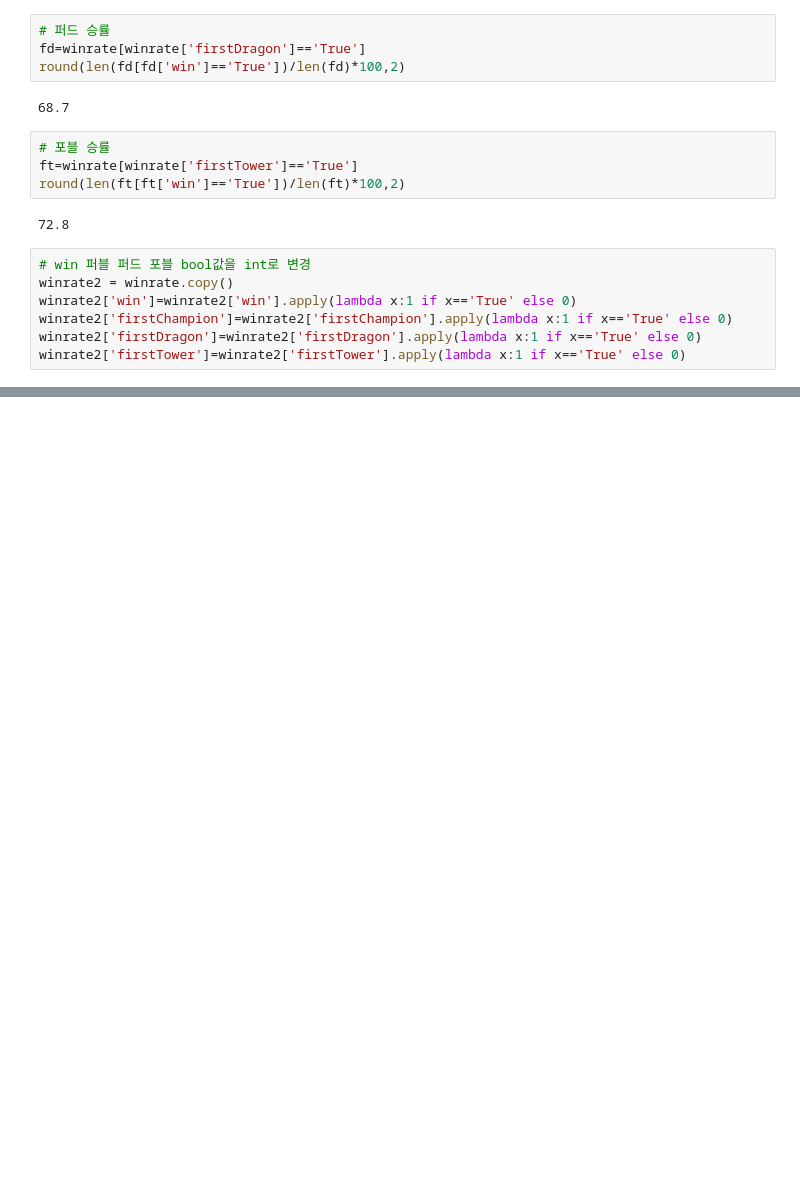
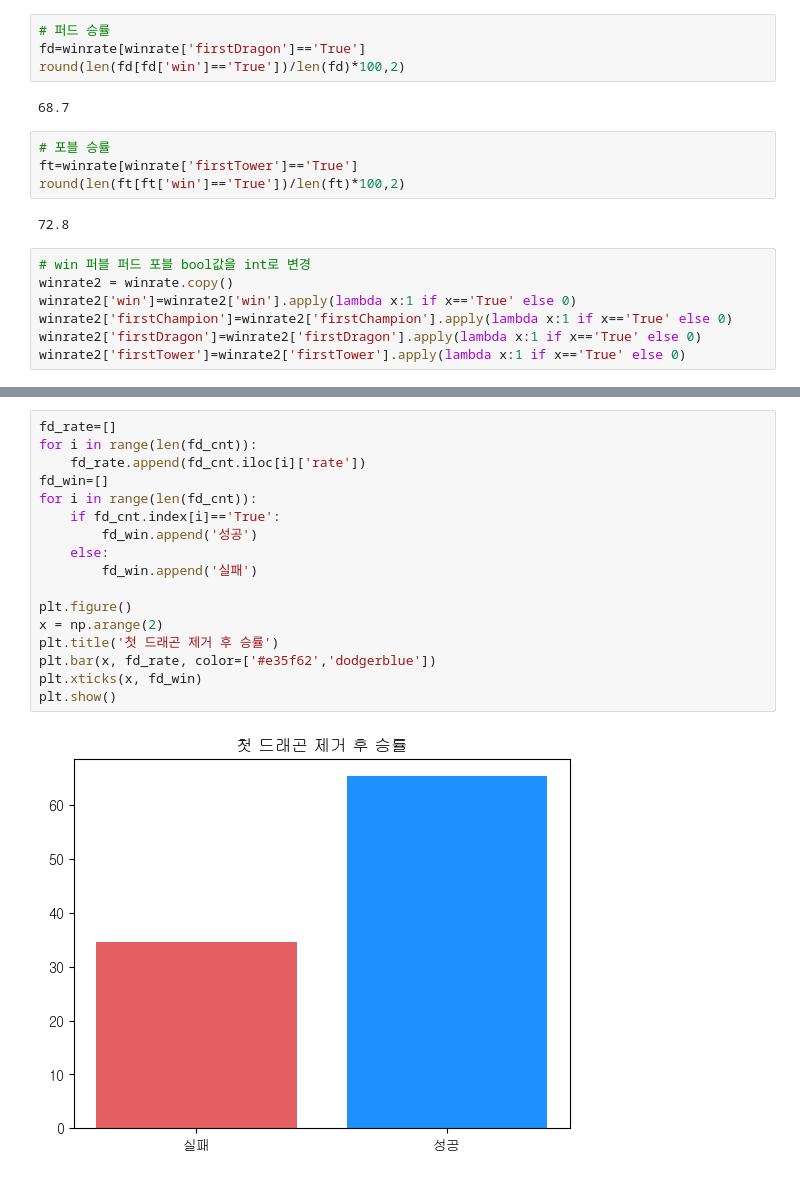
Before and after one commit to chr867/lol_mini, a Jupyter notebook: ogo.ipynb, the cells around one changed output, grey strips where cells are left out. Saved outputs shown, nothing was run; the diff lists cells and outputs as text; blank space fills up the shorter version.

```diff
--- a/ogo.ipynb
+++ b/ogo.ipynb
@@ -124,3 +143,22 @@ fd_cnt
+# %%
+fd_rate=[]
+for i in range(len(fd_cnt)):
+    fd_rate.append(fd_cnt.iloc[i]['rate'])
+fd_win=[]
+for i in range(len(fd_cnt)):
+    if fd_cnt.index[i]=='True':
+        fd_win.append('성공')
+    else:
+        fd_win.append('실패')
+
+plt.figure()
+x = np.arange(2)
+plt.title('첫 드래곤 제거 후 승률')
+plt.bar(x, fd_rate, color=['#e35f62','dodgerblue'])
+plt.xticks(x, fd_win)
+plt.show()
+# %% [output]
+[figure, added]
 # %%
 win_cnt=winrate[winrate['win']=='True']
 ft_cnt=win_cnt.groupby(['firstTower'])[['win']].count()
```
Also changed, not shown: parts of 15 cells of this notebook, 1 other file.
